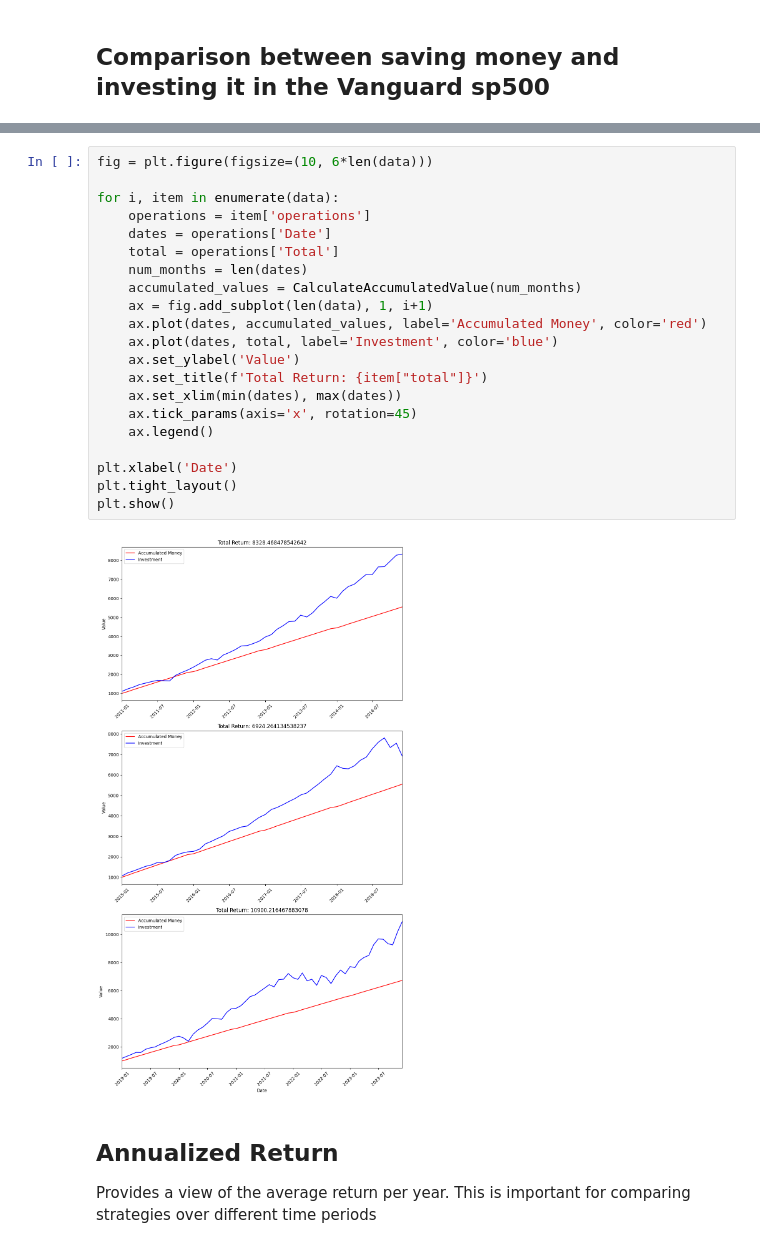
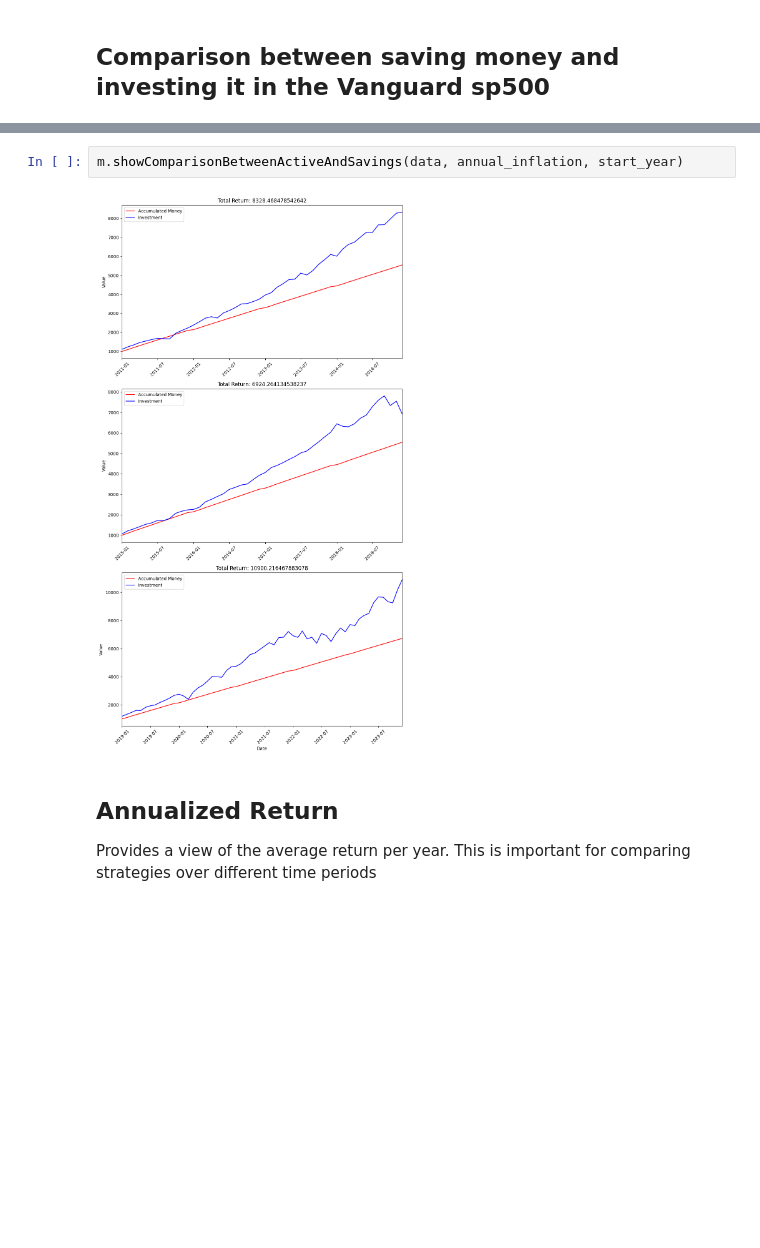
Before and after one commit to AdalDiazFarina/TFG-service, a Jupyter notebook: app/notebooks/Vanguard_SP500_ETF.ipynb, the cells around one changed output, grey strips where cells are left out. Drawn from its saved outputs; the diff is of its cells as text; blank space fills up the shorter version.

```diff
--- a/app/notebooks/Vanguard_SP500_ETF.ipynb
+++ b/app/notebooks/Vanguard_SP500_ETF.ipynb
@@ -378,26 +313,7 @@ def CalculateAccumulatedTotalReturn(num_months):
-# %%
-fig = plt.figure(figsize=(10, 6*len(data)))
-
-for i, item in enumerate(data):
-    operations = item['operations']
-    dates = operations['Date']
-    total = operations['Total']
-    num_months = len(dates)
-    accumulated_values = CalculateAccumulatedValue(num_months)
-    ax = fig.add_subplot(len(data), 1, i+1)
-    ax.plot(dates, accumulated_values, label='Accumulated Money', color='red')
-    ax.plot(dates, total, label='Investment', color='blue')
-    ax.set_ylabel('Value')
-    ax.set_title(f'Total Return: {item["total"]}')
-    ax.set_xlim(min(dates), max(dates))
-    ax.tick_params(axis='x', rotation=45)
-    ax.legend()
-
-plt.xlabel('Date')
-plt.tight_layout()
-plt.show()
-# %% [output]
-[figure, removed]
+# %%
+m.showComparisonBetweenActiveAndSavings(data, annual_inflation, start_year)
+# %% [output]
+[figure, added]
 # %% [markdown]
 ## Annualized Return
 Provides a view of the average return per year. This is important for comparing strategies over different time periods
```
Also changed, not shown: parts of 44 cells of this notebook, 10 other files.
